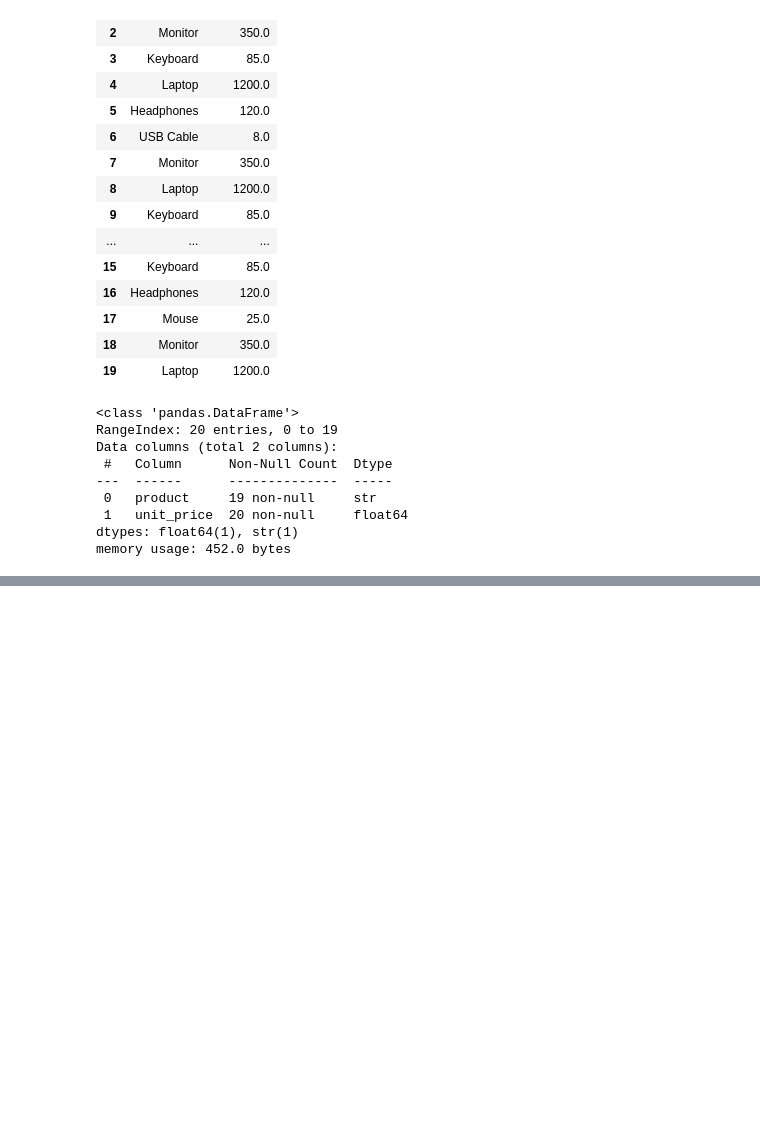
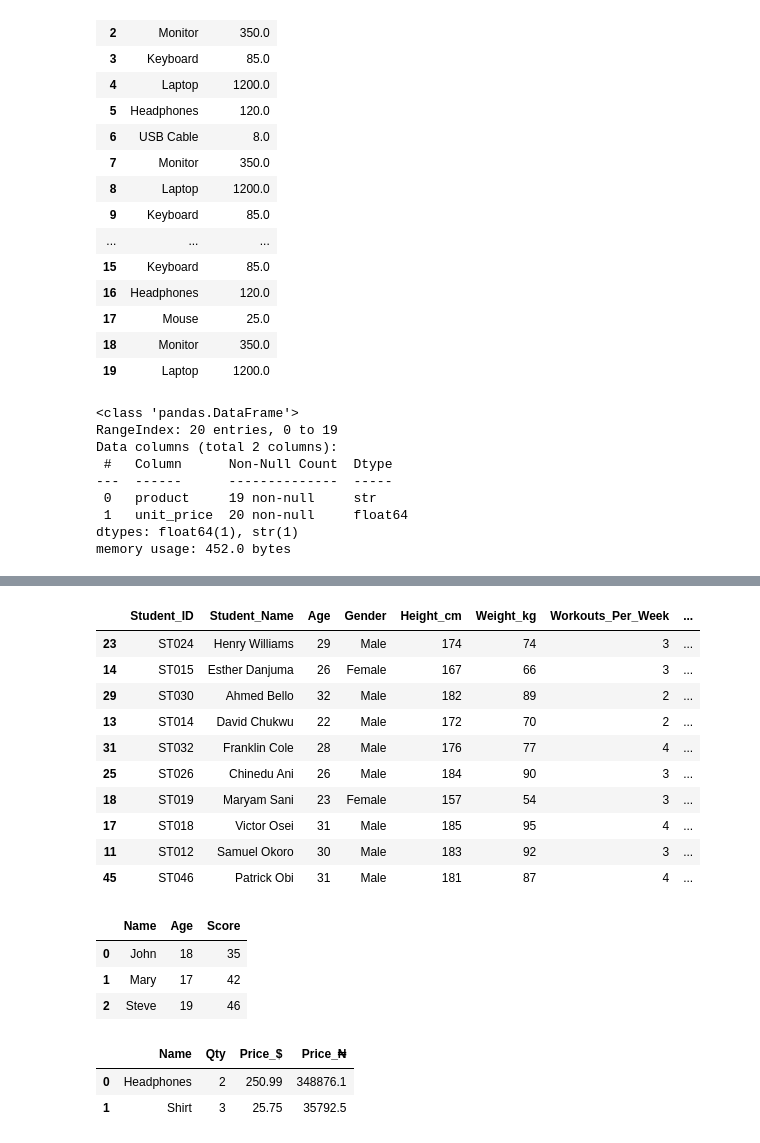
Before and after one commit to israel-oye/Python-Class-Batches, a Jupyter notebook: App-Based-Python/Batch-14A/Pandas/main.ipynb, the cells around one changed output, grey strips where cells are left out. Cells and saved outputs as stored; diff of their text form; code cells hidden in the pictures; blank space fills up the shorter version.

```diff
--- a/App-Based-Python/Batch-14A/Pandas/main.ipynb
+++ b/App-Based-Python/Batch-14A/Pandas/main.ipynb
@@ -339,0 +358,30 @@ df.head()
+# %%
+import pandas as pd
+from IPython.display import display
+
+df = pd.read_csv('fitness_activity.csv')
+
+# display(df.head())
+
+
+df['Height_m'] = df['Height_cm'] / 100
+
+df['BMI'] = round((df.Weight_kg / (df.Height_m ** 2)), 2)
+df["Weekly_Workout_Minutes"] = df['Workouts_Per_Week'] * df['Avg_Workout_Minutes']
+df['Weekly_Workout_Hours'] = round((df['Weekly_Workout_Minutes'] / 60), 2)
+
+display(df.sample(10))
+
+df.to_csv('fitness_activity_update.csv', index=False)
+# %% [output]
+|  | Student_ID | Student_Name | Age | Gender | Height_cm | Weight_kg | Workouts_Per_Week | ... |
+| 23 | ST024 | Henry Williams | 29 | Male | 174 | 74 | 3 | ... |
+| 14 | ST015 | Esther Danjuma | 26 | Female | 167 | 66 | 3 | ... |
+| 29 | ST030 | Ahmed Bello | 32 | Male | 182 | 89 | 2 | ... |
+| 13 | ST014 | David Chukwu | 22 | Male | 172 | 70 | 2 | ... |
+| 31 | ST032 | Franklin Cole | 28 | Male | 176 | 77 | 4 | ... |
+| 25 | ST026 | Chinedu Ani | 26 | Male | 184 | 90 | 3 | ... |
+| 18 | ST019 | Maryam Sani | 23 | Female | 157 | 54 | 3 | ... |
+| 17 | ST018 | Victor Osei | 31 | Male | 185 | 95 | 4 | ... |
+| 11 | ST012 | Samuel Okoro | 30 | Male | 183 | 92 | 3 | ... |
+| 45 | ST046 | Patrick Obi | 31 | Male | 181 | 87 | 4 | ... |
@@ -339,0 +394,39 @@ df.head()
+# %%
+# Applying arithmetic operations to columns
+# add, sub, mul, div
+
+data = {
+    "Name": ["John", "Mary", "Steve"],
+    "Age": [18, 17, 19],
+    "Score": [25, 32, 36]
+}
+
+df = pd.DataFrame(data)
+
+df.Score = df.Score.add(10)
+# df.Score.sub(5)
+# df.Score.mul(5)
+# df.Score.div(5)
+
+df
+# %% [output]
+|  | Name | Age | Score |
+| 0 | John | 18 | 35 |
+| 1 | Mary | 17 | 42 |
+| 2 | Steve | 19 | 46 |
+# %%
+products_data = {
+    'Name': ['Headphones', 'Shirt'],
+    'Qty': [2, 3],
+    'Price_$': [250.99, 25.75]
+}
+
+df = pd.DataFrame(products_data)
+
+df["Price_₦"] = df['Price_$'].mul(1_390)
+
+df
+# %% [output]
+|  | Name | Qty | Price_$ | Price_₦ |
+| 0 | Headphones | 2 | 250.99 | 348876.1 |
+| 1 | Shirt | 3 | 25.75 | 35792.5 |
```
Also changed, not shown: parts of 10 cells of this notebook, 3 other files.
